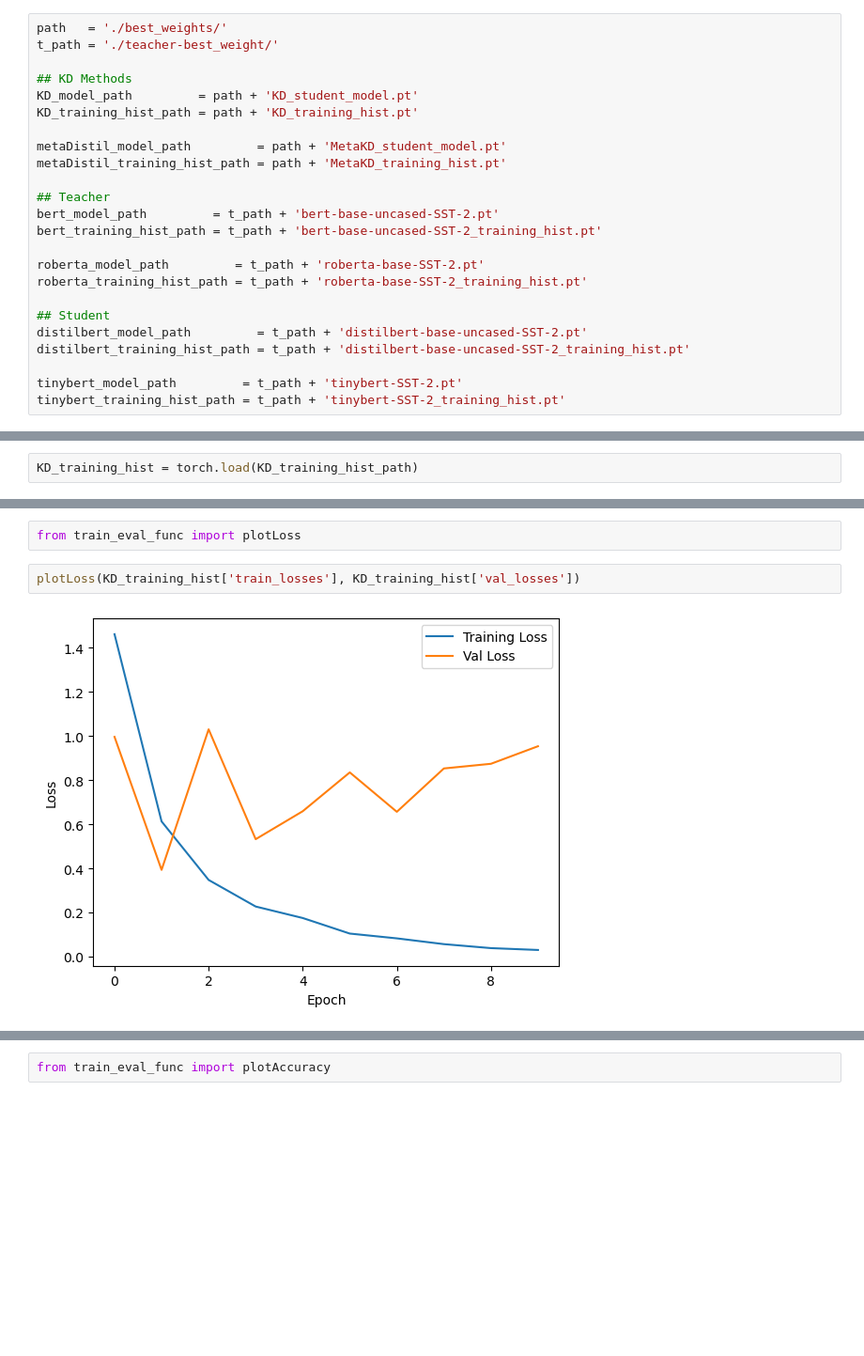
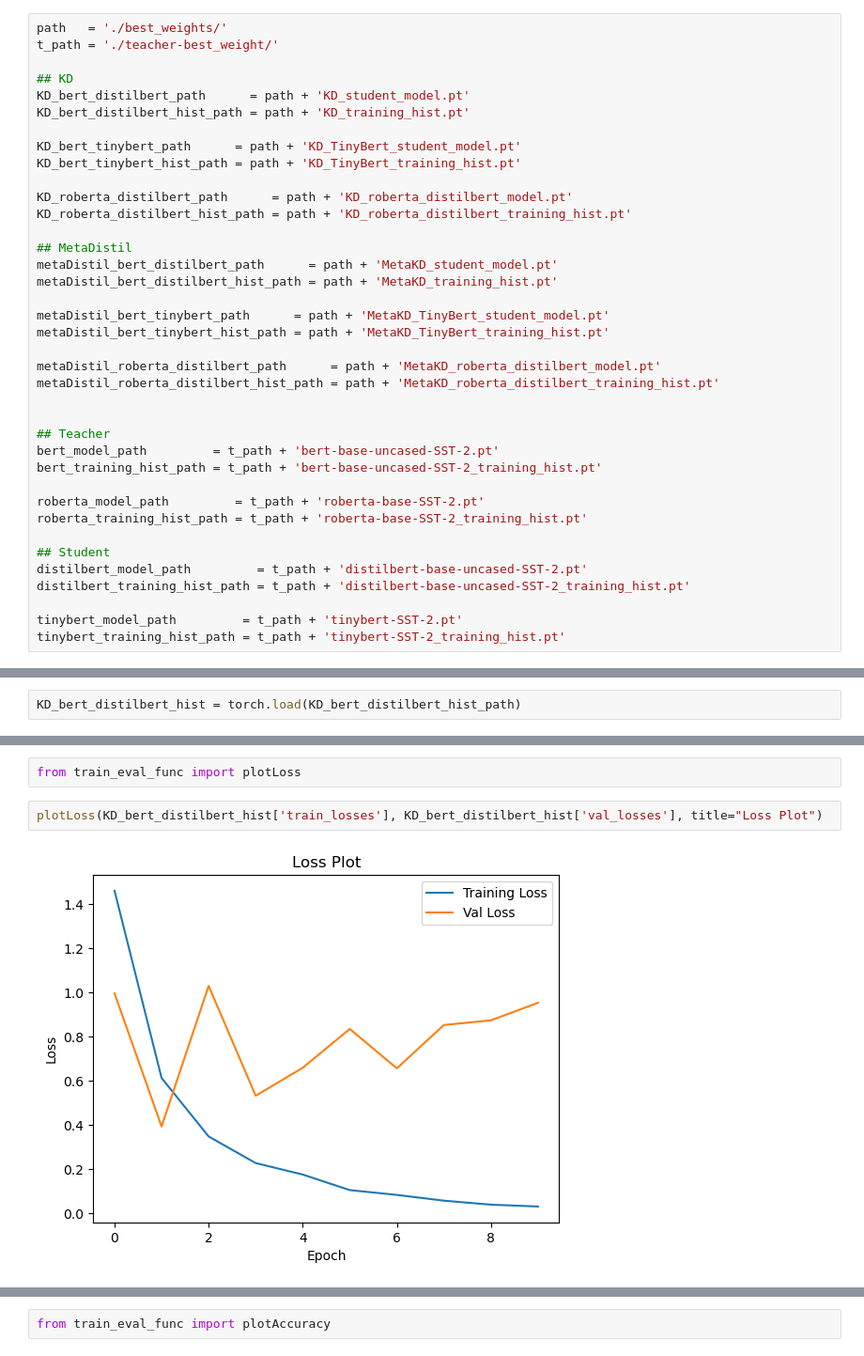
Before and after one commit to aal2015/NLP-Project, a Jupyter notebook: models_analysis.ipynb, the cells around one changed output, grey strips where cells are left out. Shown at 94% size. Cells and saved outputs as stored; diff of their text form; blank space fills up the shorter version.

```diff
--- a/models_analysis.ipynb
+++ b/models_analysis.ipynb
@@ -4,12 +4,26 @@
 path   = './best_weights/'
 t_path = './teacher-best_weight/'
 
-## KD Methods
-KD_model_path         = path + 'KD_student_model.pt'
-KD_training_hist_path = path + 'KD_training_hist.pt'
+## KD
+KD_bert_distilbert_path      = path + 'KD_student_model.pt'
+KD_bert_distilbert_hist_path = path + 'KD_training_hist.pt'
 
-metaDistil_model_path         = path + 'MetaKD_student_model.pt'
-metaDistil_training_hist_path = path + 'MetaKD_training_hist.pt'
+KD_bert_tinybert_path      = path + 'KD_TinyBert_student_model.pt'
+KD_bert_tinybert_hist_path = path + 'KD_TinyBert_training_hist.pt'
+
+KD_roberta_distilbert_path      = path + 'KD_roberta_distilbert_model.pt'
+KD_roberta_distilbert_hist_path = path + 'KD_roberta_distilbert_training_hist.pt'
+
+## MetaDistil
+metaDistil_bert_distilbert_path      = path + 'MetaKD_student_model.pt'
+metaDistil_bert_distilbert_hist_path = path + 'MetaKD_training_hist.pt'
+
+metaDistil_bert_tinybert_path      = path + 'MetaKD_TinyBert_student_model.pt'
+metaDistil_bert_tinybert_hist_path = path + 'MetaKD_TinyBert_training_hist.pt'
+
+metaDistil_roberta_distilbert_path      = path + 'MetaKD_roberta_distilbert_model.pt'
+metaDistil_roberta_distilbert_hist_path = path + 'MetaKD_roberta_distilbert_training_hist.pt'
+
 
 ## Teacher
 bert_model_path         = t_path + 'bert-base-uncased-SST-2.pt'
@@ -336,2 +420,2 @@ plotAccuracy(distilbert_training_hist['val_accs'], tinybert_training_hist['val_a
 # %%
-KD_training_hist = torch.load(KD_training_hist_path)
+KD_bert_distilbert_hist = torch.load(KD_bert_distilbert_hist_path)
@@ -340,6 +422,6 @@ KD_training_hist = torch.load(KD_training_hist_path)
 # %%
 from train_eval_func import plotLoss
 # %%
-plotLoss(KD_training_hist['train_losses'], KD_training_hist['val_losses'])
+plotLoss(KD_bert_distilbert_hist['train_losses'], KD_bert_distilbert_hist['val_losses'], title="Loss Plot")
 # %% [output]
-[figure, old version]
+[figure, new version]
```
Also changed, not shown: parts of 92 cells of this notebook, 5 other files.
